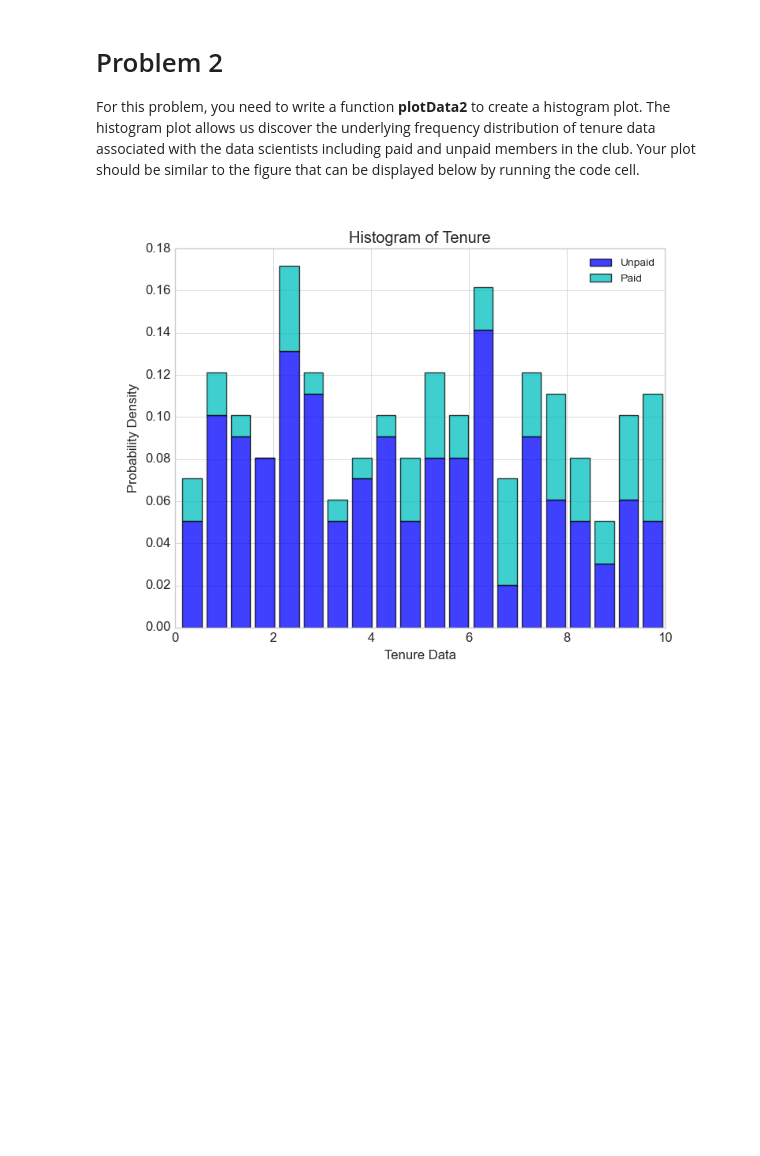
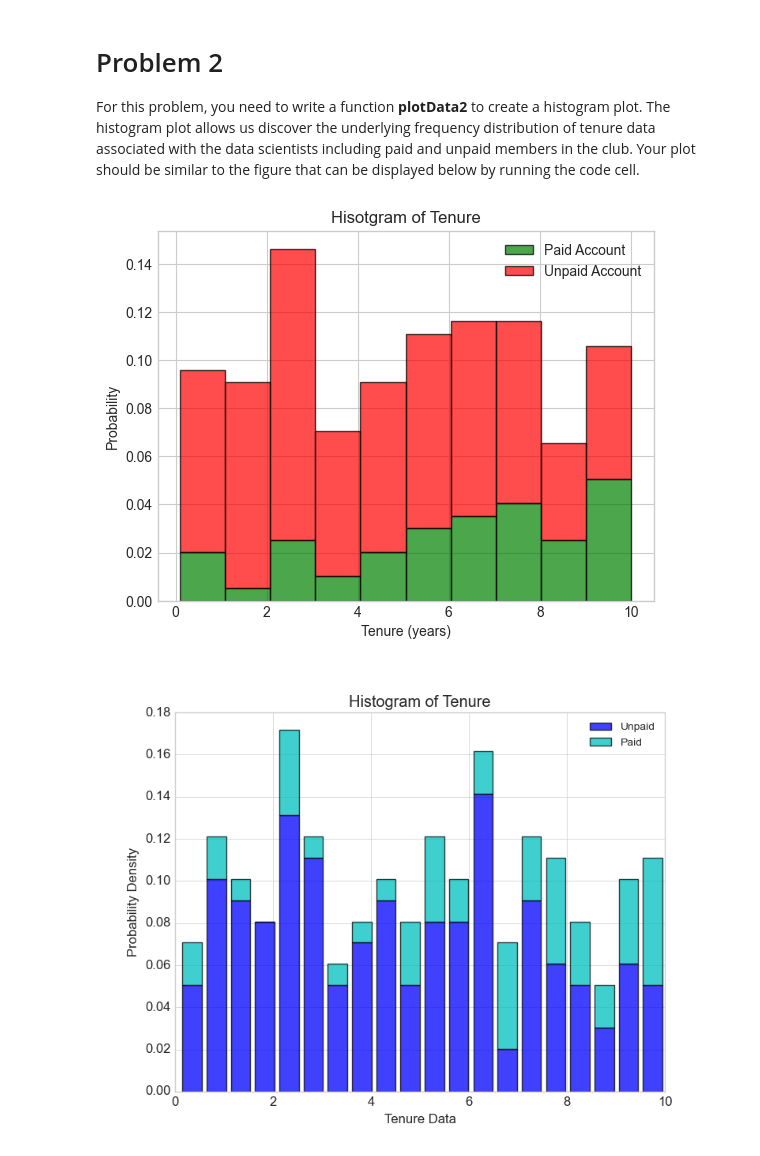
Before and after one commit to Daniel-Harrod13/Apcv_361, a Jupyter notebook: a1.ipynb, the cells around one changed output. Saved outputs shown, nothing was run; the diff lists cells and outputs as text; code cells hidden in the pictures; blank space fills up the shorter version.

```diff
--- a/a1.ipynb
+++ b/a1.ipynb
@@ -92,3 +116,37 @@ plotData2(data)
+# %%
+def plotData2(data):
+    """
+    data: a list of data scientist tuples
+    The function plots the the data scientists as required in the problem
+    """
+    # Seperate tenure into paid and unpaid
+    paid = [tenure for (tenure, salary, account) in data if account == 1]
+    unpaid = [tenure for (tenure, salary, account) in data if account == 0]
+
+    # single side by side
+    plt.hist([paid, unpaid],
+             bins=10,
+             color=['green', 'red'],
+             label=['Paid Account', 'Unpaid Account'],
+             alpha=0.7,
+             density=True,
+             stacked=True,
+             edgecolor='black')
+
+    # Set the title of the plot, axes labels, and legend
+    plt.title('Hisotgram of Tenure')
+    plt.xlabel('Tenure (years)')
+    plt.ylabel('Probability')
+    plt.legend()
+
+    # Show the plot
+    plt.show()
+
+    pass
+
+plotData2(data)
+# %% [output]
+[figure, added]
 # %%
 from IPython.core.display import Image
 Image(filename='p2.png')
```
Also changed, not shown: parts of 7 cells of this notebook.
